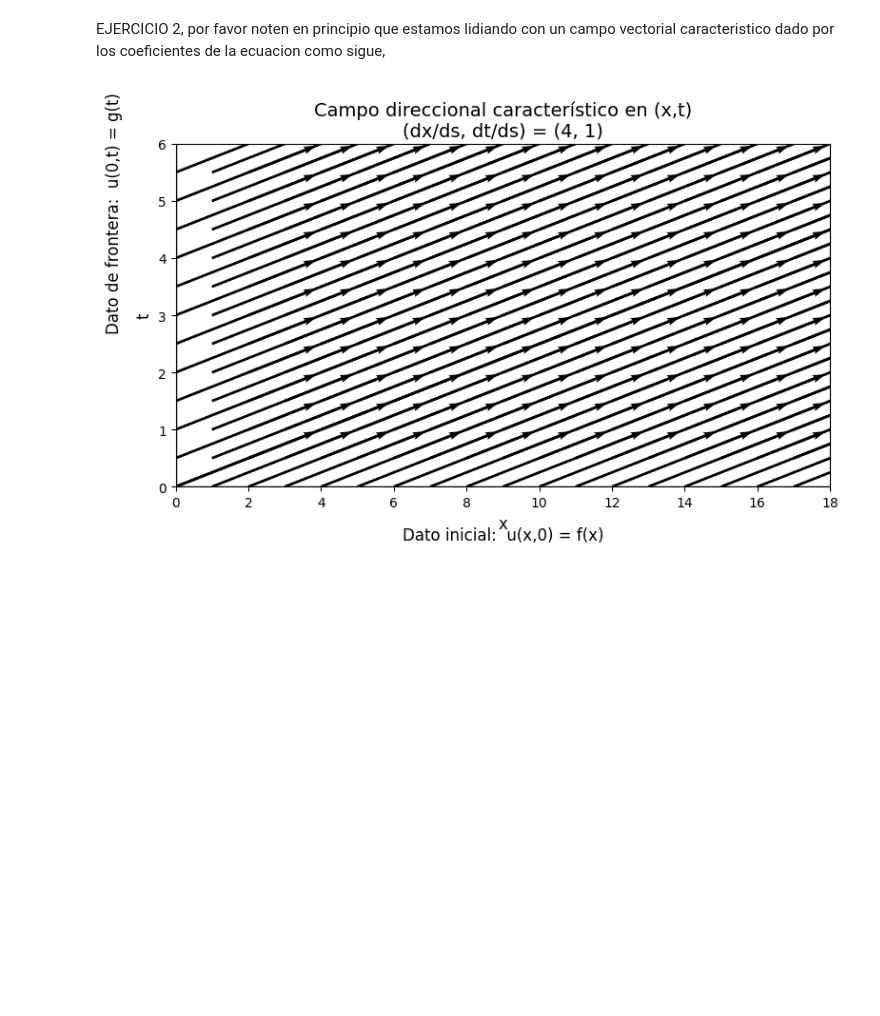
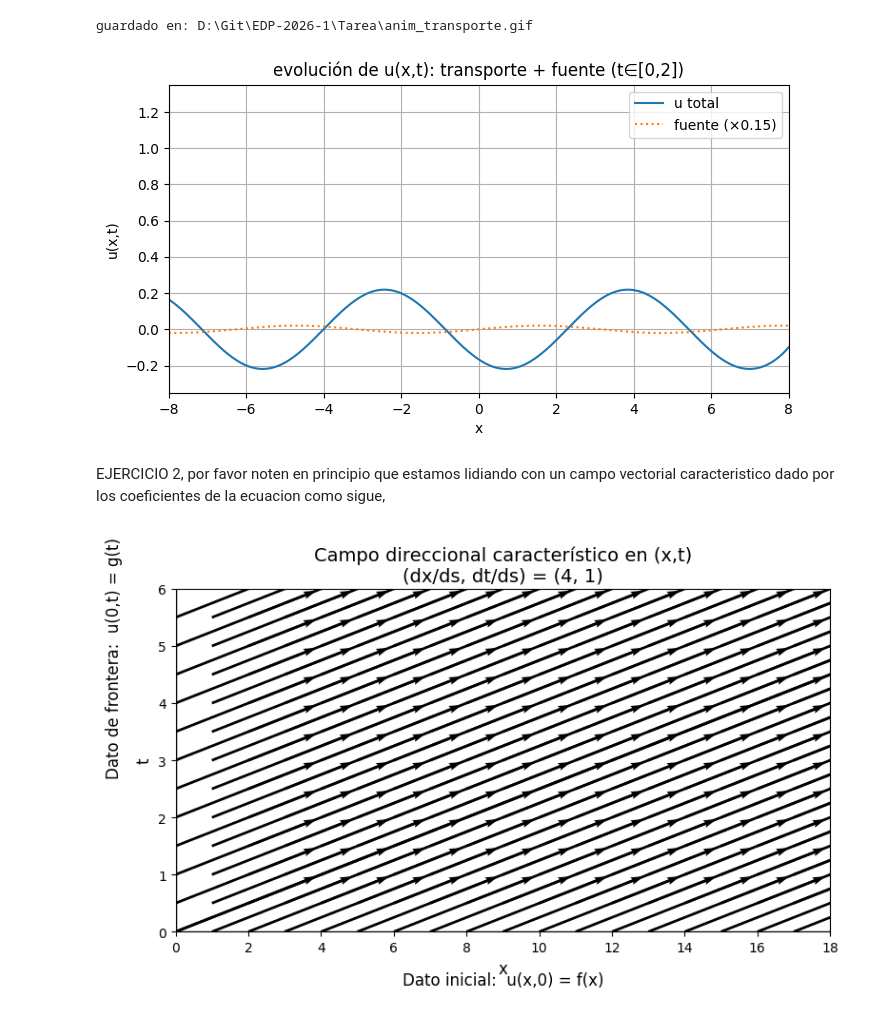
Before and after one commit to gregslombardo/EDP-2026-1, a Jupyter notebook: Tarea/Tarea.ipynb, the cells around one changed output. Cells and saved outputs as stored; diff of their text form; code cells hidden in the pictures; blank space fills up the shorter version.

```diff
--- a/Tarea/Tarea.ipynb
+++ b/Tarea/Tarea.ipynb
@@ -1,3 +118,61 @@
+# %%
+
+import numpy as np
+import matplotlib.pyplot as plt
+from matplotlib.animation import FuncAnimation, PillowWriter
+from pathlib import Path
+
+# velocidad de transporte
+v = 5.0
+
+# solucion exacta (u total)
+def u_total(t, x):
+    return np.exp(-(x - v*t)**2) + (1.0/26.0)*(
+        np.sin(x - v*t) + v*np.cos(x - v*t) - np.exp(-t)*(np.sin(x) + v*np.cos(x))
+    )
+
+# fuente
+def f(t, x):
+    return np.exp(-t) * np.sin(x)
+
+# malla espacial y tiempos (se detiene en t=2)
+x = np.linspace(-8, 8, 800)
+t_frames = np.linspace(0.0, 2.0, 121)
+
+# figura base
+fig, ax = plt.subplots(figsize=(8,4))
+line_total, = ax.plot(x, u_total(0, x), label="u total")
+line_f, = ax.plot(x, 0.15*f(0, x), linestyle=":", label="fuente (×0.15)")
+center_line = ax.axvline(0.0)  # x=5t
+
+ax.set_xlim(-8, 8)
+ax.set_ylim(-0.35, 1.35)
+ax.set_xlabel("x")
+ax.set_ylabel("u(x,t)")
+ax.set_title("evolución de u(x,t): transporte + fuente (t∈[0,2])")
+ax.legend(loc="upper right")
+ax.grid(True)
+
+
+def update(k):
+    t = float(t_frames[k])
+    line_total.set_ydata(u_total(t, x))
+    line_f.set_ydata(0.15*f(t, x))
+    cx = v*t
+    center_line.set_xdata([cx, cx])
+    return (line_total, line_f, center_line)
+
+anim = FuncAnimation(fig, update, frames=len(t_frames), interval=300, blit=False)
+
+
+out = Path.cwd() / "anim_transporte.gif"
+anim.save(out, writer=PillowWriter(fps=3))
+print("guardado en:", out.resolve())
+
+plt.show()
+# %% [output]
+guardado en: D:\Git\EDP-2026-1\Tarea\anim_transporte.gif
+[figure, added]
 # %% [markdown]
 EJERCICIO 2, por favor noten en principio que estamos lidiando con un campo vectorial caracteristico dado por los coeficientes de la ecuacion como sigue,
 # %%
```
Also changed, not shown: parts of 4 cells of this notebook, 1 other file.
